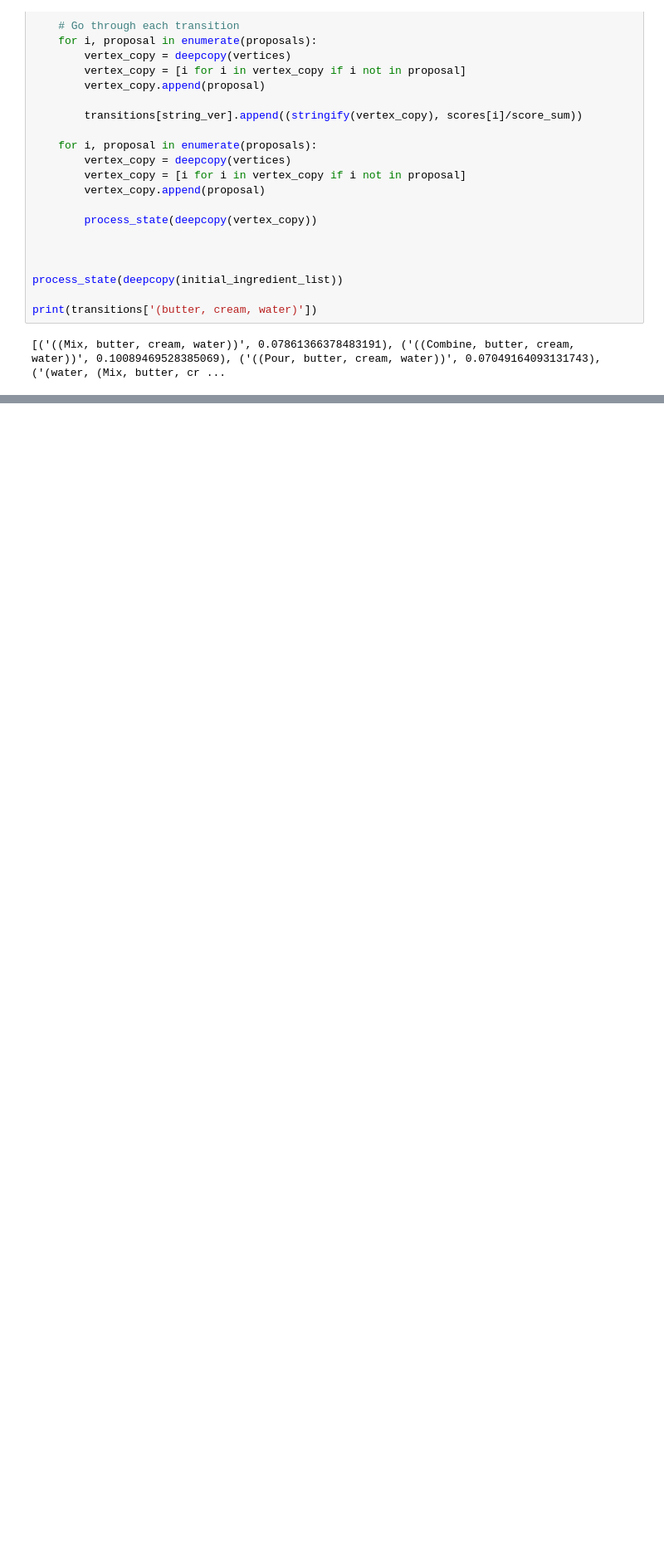
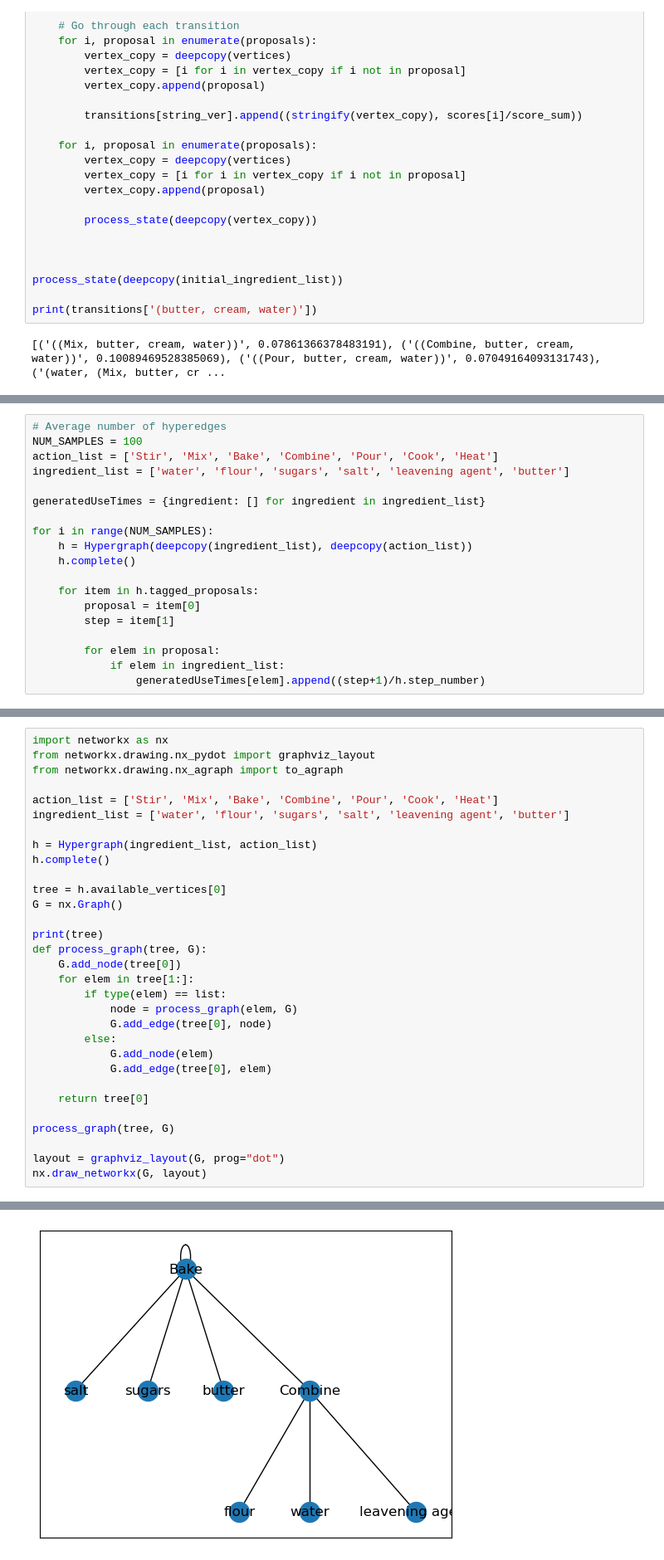
Before and after one commit to arjoooooon/RecipeGeneration, a Jupyter notebook: Model.ipynb, the cells around one changed output, grey strips where cells are left out. Shown at 83% size. Drawn from its saved outputs; the diff is of its cells as text; blank space fills up the shorter version.

```diff
--- a/Model.ipynb
+++ b/Model.ipynb
@@ -300,0 +347,19 @@ pretty.draw('images/graph.png')
+# %%
+# Average number of hyperedges
+NUM_SAMPLES = 100
+action_list = ['Stir', 'Mix', 'Bake', 'Combine', 'Pour', 'Cook', 'Heat']
+ingredient_list = ['water', 'flour', 'sugars', 'salt', 'leavening agent', 'butter']
+
+generatedUseTimes = {ingredient: [] for ingredient in ingredient_list}
+
+for i in range(NUM_SAMPLES):
+    h = Hypergraph(deepcopy(ingredient_list), deepcopy(action_list))
+    h.complete()
+
+    for item in h.tagged_proposals:
+        proposal = item[0]
+        step = item[1]
+
+        for elem in proposal:
+            if elem in ingredient_list:
+                generatedUseTimes[elem].append((step+1)/h.step_number)
@@ -300,0 +388,32 @@ pretty.draw('images/graph.png')
+# %%
+import networkx as nx
+from networkx.drawing.nx_pydot import graphviz_layout
+from networkx.drawing.nx_agraph import to_agraph
+
+action_list = ['Stir', 'Mix', 'Bake', 'Combine', 'Pour', 'Cook', 'Heat']
+ingredient_list = ['water', 'flour', 'sugars', 'salt', 'leavening agent', 'butter']
+
+h = Hypergraph(ingredient_list, action_list)
+h.complete()
+
+tree = h.available_vertices[0]
+G = nx.Graph()
+
+print(tree)
+def process_graph(tree, G):
+    G.add_node(tree[0])
+    for elem in tree[1:]:
+        if type(elem) == list:
+            node = process_graph(elem, G)
+            G.add_edge(tree[0], node)
+        else:
+            G.add_node(elem)
+            G.add_edge(tree[0], elem)
+
+    return tree[0]
+
+process_graph(tree, G)
+
+layout = graphviz_layout(G, prog="dot")
+nx.draw_networkx(G, layout)
+# %% [output]
@@ -300,0 +421 @@ pretty.draw('images/graph.png')
+[figure, added]
```
Also changed, not shown: parts of 19 cells of this notebook, 3 other files.
